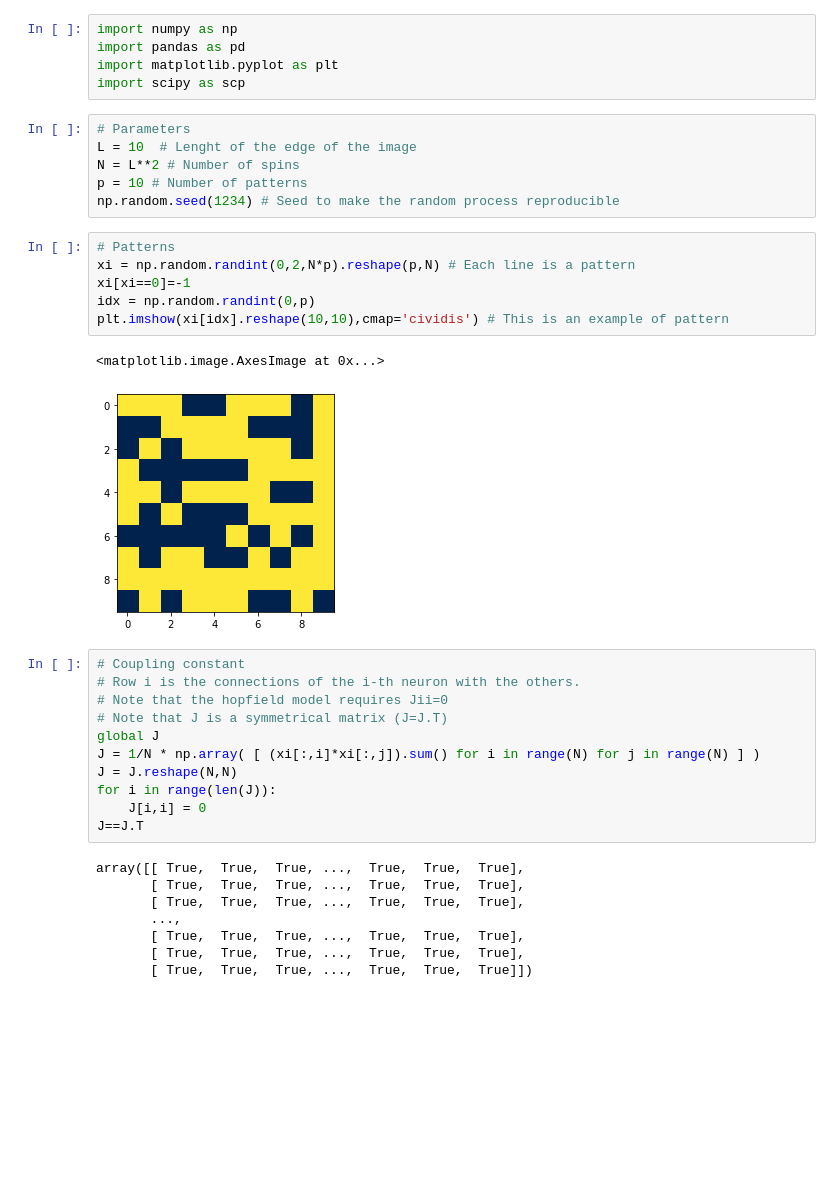
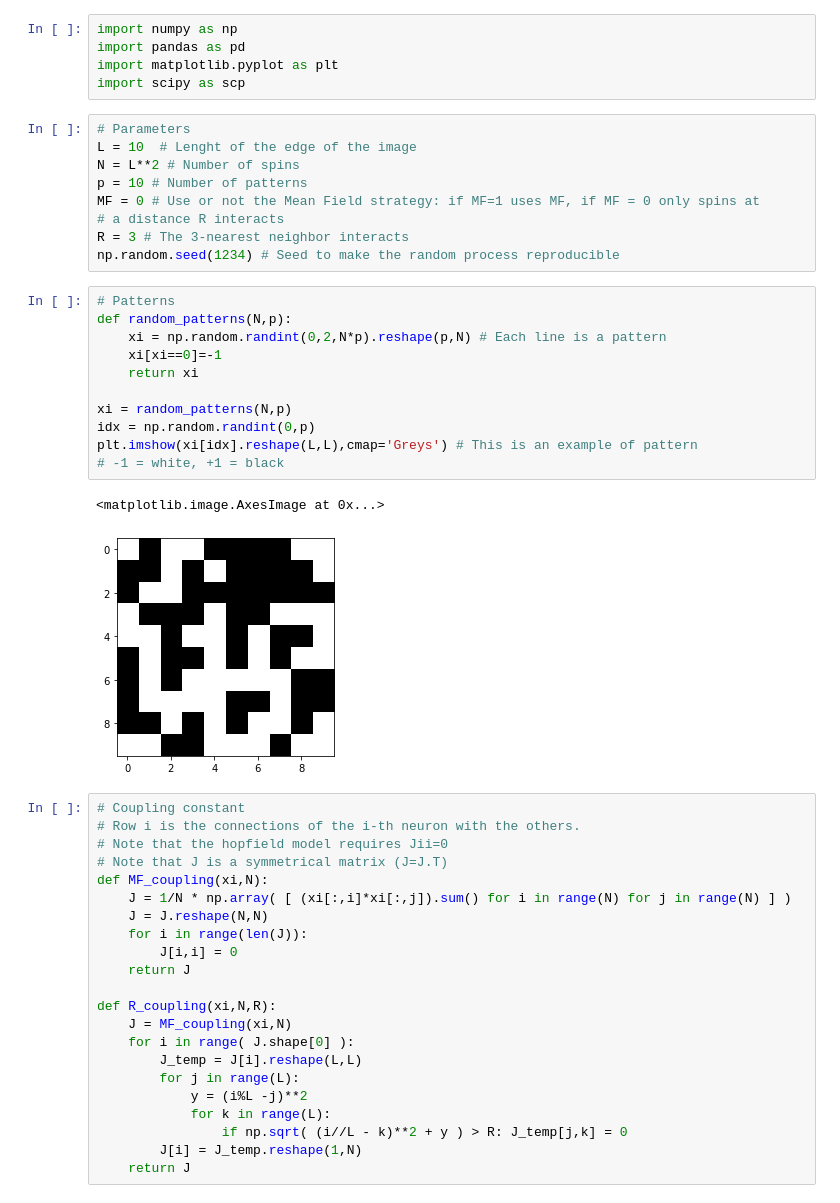
Before and after one commit to mballarin97/Hopfield-project, a Jupyter notebook: Deterministic stability.ipynb, the cells around one changed output. Saved outputs shown, nothing was run; the diff lists cells and outputs as text; blank space fills up the shorter version.

Commit message:
Added theory and non-MF coupling, fixed problem

```diff
--- a/Deterministic stability.ipynb
+++ b/Deterministic stability.ipynb
@@ -18,32 +93,43 @@ import scipy as scp
 L = 10  # Lenght of the edge of the image
 N = L**2 # Number of spins
 p = 10 # Number of patterns
+MF = 0 # Use or not the Mean Field strategy: if MF=1 uses MF, if MF = 0 only spins at
+# a distance R interacts
+R = 3 # The 3-nearest neighbor interacts
 np.random.seed(1234) # Seed to make the random process reproducible
 # %%
 # Patterns
-xi = np.random.randint(0,2,N*p).reshape(p,N) # Each line is a pattern
-xi[xi==0]=-1
+def random_patterns(N,p):
+    xi = np.random.randint(0,2,N*p).reshape(p,N) # Each line is a pattern
+    xi[xi==0]=-1
+    return xi
+
+xi = random_patterns(N,p)
 idx = np.random.randint(0,p)
-plt.imshow(xi[idx].reshape(10,10),cmap='cividis') # This is an example of pattern
+plt.imshow(xi[idx].reshape(L,L),cmap='Greys') # This is an example of pattern
+# -1 = white, +1 = black
 # %% [output]
 <matplotlib.image.AxesImage at 0x...>
-[figure, old version]
+[figure, new version]
 # %%
 # Coupling constant
 # Row i is the connections of the i-th neuron with the others.
 # Note that the hopfield model requires Jii=0
 # Note that J is a symmetrical matrix (J=J.T)
-global J
-J = 1/N * np.array( [ (xi[:,i]*xi[:,j]).sum() for i in range(N) for j in range(N) ] )
-J = J.reshape(N,N)
-for i in range(len(J)):
-    J[i,i] = 0
-J==J.T
+def MF_coupling(xi,N):
+    J = 1/N * np.array( [ (xi[:,i]*xi[:,j]).sum() for i in range(N) for j in range(N) ] )
+    J = J.reshape(N,N)
+    for i in range(len(J)):
+        J[i,i] = 0
+    return J
+
+def R_coupling(xi,N,R):
+    J = MF_coupling(xi,N)
+    for i in range( J.shape[0] ):
+        J_temp = J[i].reshape(L,L)
+        for j in range(L):
+            y = (i%L -j)**2
+            for k in range(L):
+                if np.sqrt( (i//L - k)**2 + y ) > R: J_temp[j,k] = 0
+        J[i] = J_temp.reshape(1,N)
+    return J
-# %% [output]
-array([[ True,  True,  True, ...,  True,  True,  True],
-       [ True,  True,  True, ...,  True,  True,  True],
-       [ True,  True,  True, ...,  True,  True,  True],
-       ...,
-       [ True,  True,  True, ...,  True,  True,  True],
-       [ True,  True,  True, ...,  True,  True,  True],
-       [ True,  True,  True, ...,  True,  True,  True]])
```
Also changed, not shown: parts of 14 cells of this notebook, 2 other files.
